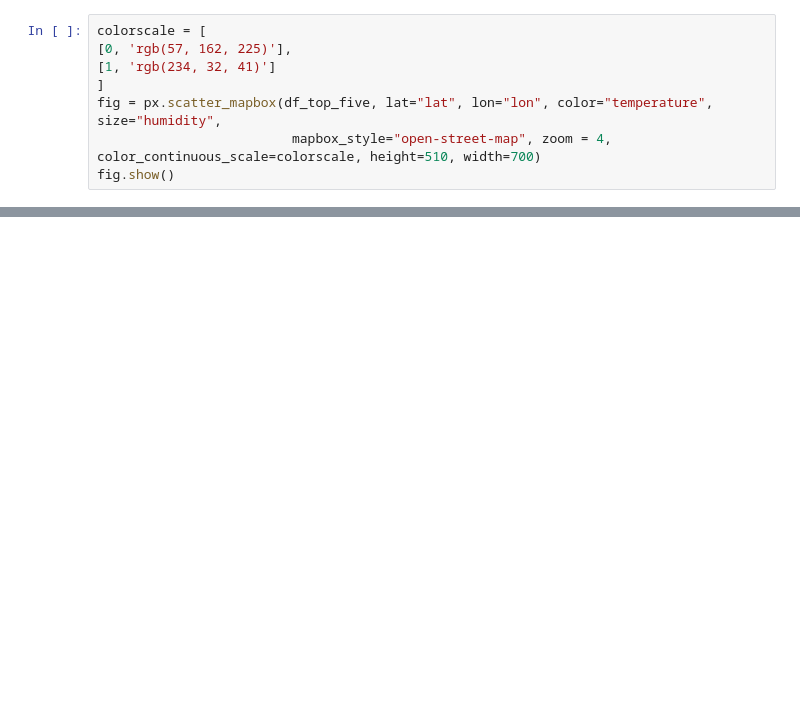
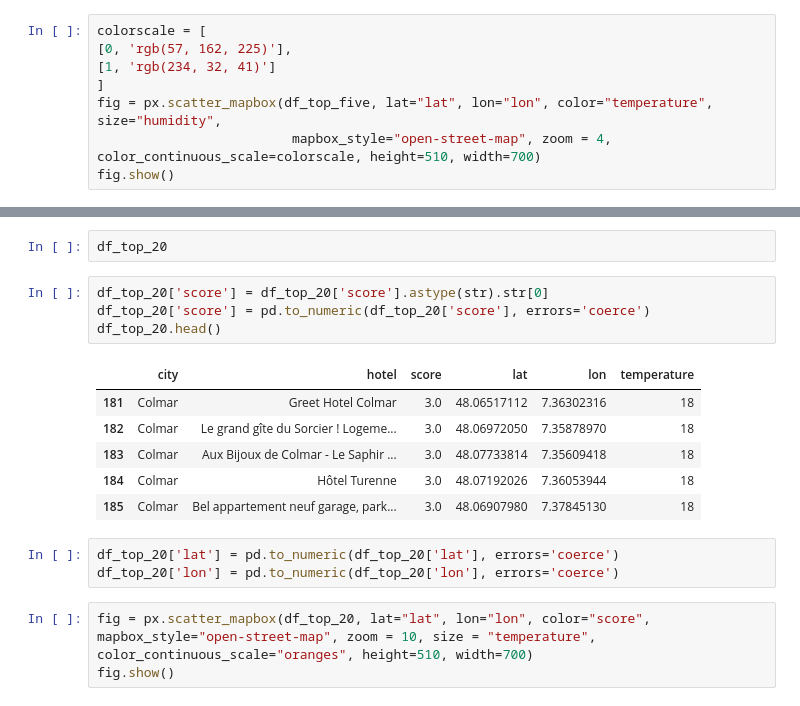
Before and after one commit to Qv-code-Qv/kayak_data, a Jupyter notebook: openweathermap.ipynb, the cells around one changed output, grey strips where cells are left out. Saved outputs shown, nothing was run; the diff lists cells and outputs as text; blank space fills up the shorter version.

```diff
--- a/openweathermap.ipynb
+++ b/openweathermap.ipynb
@@ -252,0 +281,19 @@ fig.show()
+# %%
+df_top_20
+# %%
+df_top_20['score'] = df_top_20['score'].astype(str).str[0]
+df_top_20['score'] = pd.to_numeric(df_top_20['score'], errors='coerce')
+df_top_20.head()
+# %% [output]
+|  | city | hotel | score | lat | lon | temperature |
+| 181 | Colmar | Greet Hotel Colmar | 3.0 | 48.06517112 | 7.36302316 | 18 |
+| 182 | Colmar | Le grand gîte du Sorcier ! Logeme... | 3.0 | 48.06972050 | 7.35878970 | 18 |
+| 183 | Colmar | Aux Bijoux de Colmar - Le Saphir ... | 3.0 | 48.07733814 | 7.35609418 | 18 |
+| 184 | Colmar | Hôtel Turenne | 3.0 | 48.07192026 | 7.36053944 | 18 |
+| 185 | Colmar | Bel appartement neuf garage, park... | 3.0 | 48.06907980 | 7.37845130 | 18 |
+# %%
+df_top_20['lat'] = pd.to_numeric(df_top_20['lat'], errors='coerce')
+df_top_20['lon'] = pd.to_numeric(df_top_20['lon'], errors='coerce')
+# %%
+fig = px.scatter_mapbox(df_top_20, lat="lat", lon="lon", color="score", mapbox_style="open-street-map", zoom = 10, size = "temperature", color_continuous_scale="oranges", height=510, width=700)
+fig.show()
```
Also changed, not shown: parts of 6 cells of this notebook, 1 other file.
